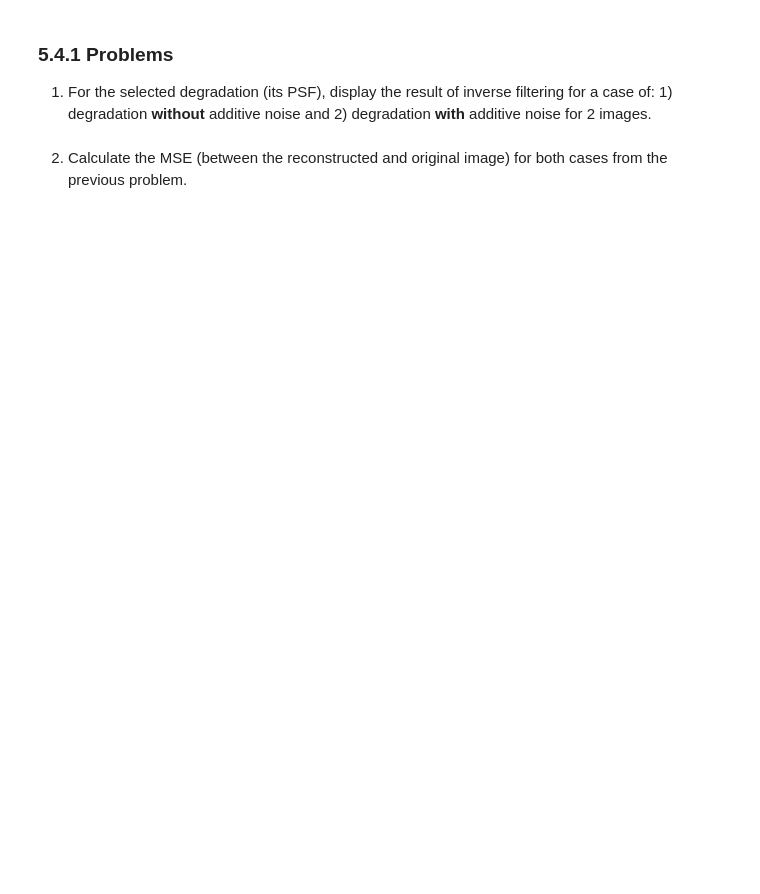
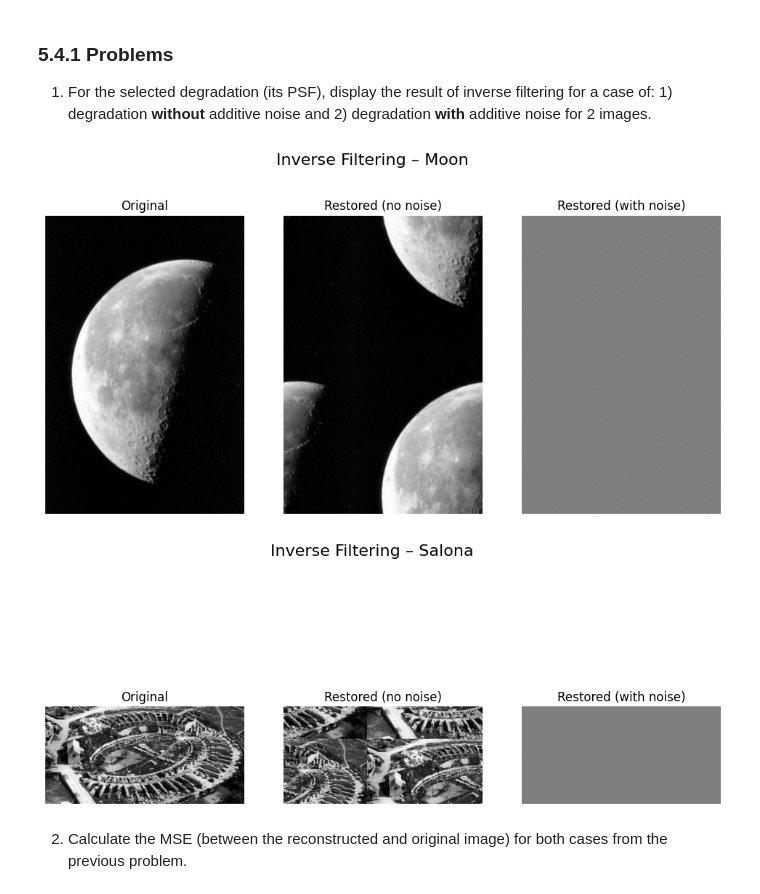
Before and after one commit to doms911/Digital-Image-Processing-and-Analysis, a Jupyter notebook: DIPA_Laboratory_Exercise_3.ipynb, the cells around one changed output. Cells and saved outputs as stored; diff of their text form; code cells hidden in the pictures; blank space fills up the shorter version.

```diff
--- a/DIPA_Laboratory_Exercise_3.ipynb
+++ b/DIPA_Laboratory_Exercise_3.ipynb
@@ -430,3 +494,63 @@ plt.plot(rowR,'b')
+# %%
+# Write-in your solution
+def degrade(img, psf):
+    return convolve2d(img, psf, mode='same', boundary='wrap')
+
+def add_noise(img, std=0.01):
+    noise = np.random.normal(0, std, img.shape)
+    imgN = img + noise
+    imgN[imgN > 1.0] = 1.0
+    imgN[imgN < 0.0] = 0.0
+    return imgN
+
+# PSF (Gaussian + shift)
+alpha = 0.5
+shift_amount = 10
+size = 51
+sigma = np.sqrt(1 / (2 * alpha**2))
+h1d = cv2.getGaussianKernel(ksize=size, sigma=sigma)
+psf_gaussian = np.outer(h1d, h1d)
+psf_shift = np.zeros((size, size))
+psf_shift[shift_amount, shift_amount] = 1
+psf_combined = convolve2d(psf_gaussian, psf_shift, mode='full')
+psf_combined /= np.sum(psf_combined)
+
+# Images
+paths = ['/content/drive/MyDrive/Images/moon.tif', '/content/drive/MyDrive/Images/salona.png']
+titles = ['Moon', 'Salona']
+
+for idx, path in enumerate(paths):
+    img = cv2.imread(path, cv2.IMREAD_GRAYSCALE)
+    img = img.astype(np.float32) / 255.0
+
+    imgB = degrade(img, psf_combined)
+    imgBN = add_noise(imgB, std=0.01)
+
+    imgR_clean = restore(imgB, psf_combined, filter='inverse')
+    imgR_noisy = restore(imgBN, psf_combined, filter='inverse')
+
+    plt.figure(figsize=(12, 6))
+    plt.suptitle(f'Inverse Filtering – {titles[idx]}', fontsize=16)
+
+    plt.subplot(1, 3, 1)
+    plt.imshow(img, cmap='gray')
+    plt.title('Original')
+    plt.axis('off')
+
+    plt.subplot(1, 3, 2)
+    plt.imshow(imgR_clean, cmap='gray')
+    plt.title('Restored (no noise)')
+    plt.axis('off')
+
+    plt.subplot(1, 3, 3)
+    plt.imshow(imgR_noisy, cmap='gray')
+    plt.title('Restored (with noise)')
+    plt.axis('off')
+
+    plt.show()
+# %% [output]
+[figure, added]
+[figure, added]
 # %% [markdown]
 2. Calculate the MSE (between the reconstructed and original image) for both cases from the previous
 problem.
```
Also changed, not shown: parts of 19 cells of this notebook.
